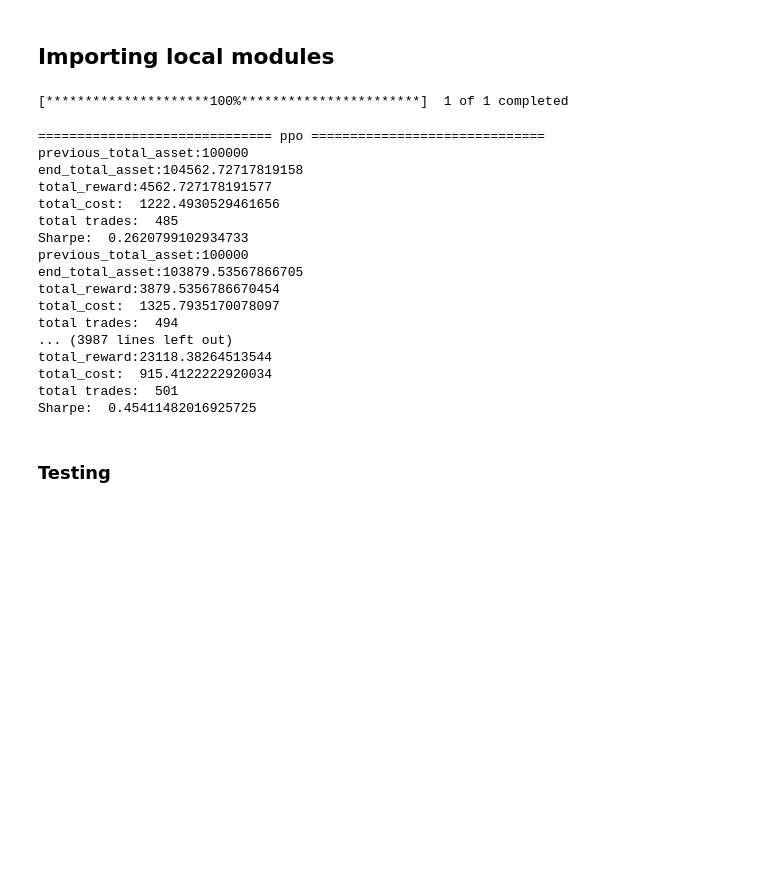
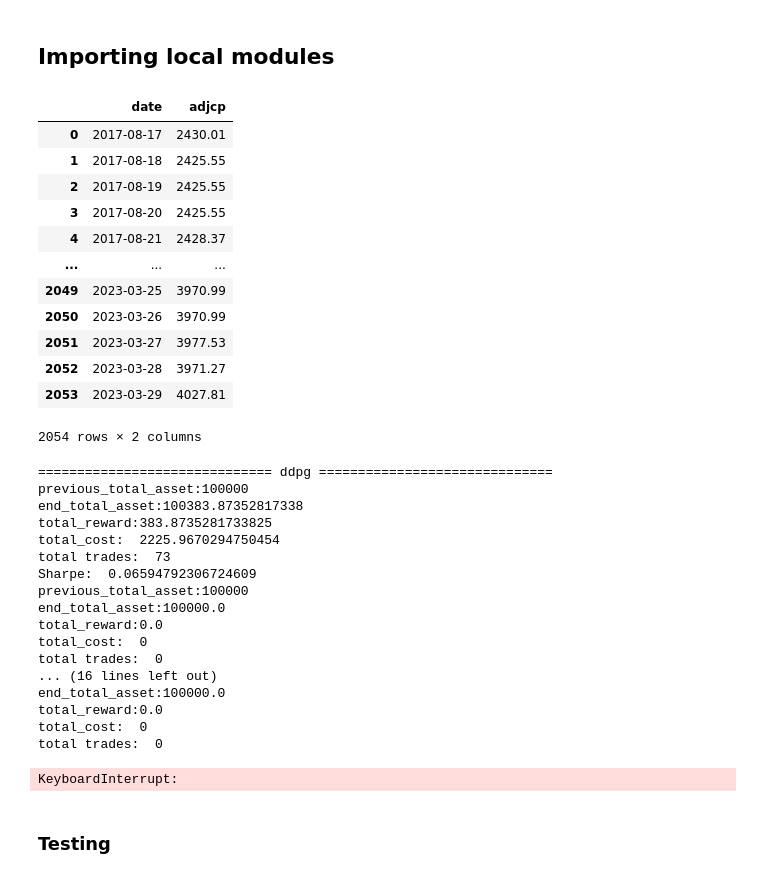
Before and after one commit to siddhi47/rl-project, a Jupyter notebook: notebooks/single-stock.ipynb, the cells around one changed output. Saved outputs shown, nothing was run; the diff lists cells and outputs as text; code cells hidden in the pictures; blank space fills up the shorter version.

```diff
--- a/notebooks/single-stock.ipynb
+++ b/notebooks/single-stock.ipynb
@@ -35,11 +35,24 @@ from src.data.make_dataset import download_stock_data
 #Diable the warnings
 import warnings
 warnings.filterwarnings('ignore')
-# %%
-# Download and save the data in a pandas DataFrame:
-data_df = download_stock_data("TSLA ", start_date="2017-01-01", end_date="2020-10-23")
-# %% [output]
-[*********************100%***********************]  1 of 1 completed
+# %%
+data_df = pd.read_csv('../data/snp.csv')[['Date','Close']].rename({'Date':'date','Close':'adjcp'}, axis = 1)
+# %%
+data_df
+# %% [output]
+|  | date | adjcp |
+| 0 | 2017-08-17 | 2430.01 |
+| 1 | 2017-08-18 | 2425.55 |
+| 2 | 2017-08-19 | 2425.55 |
+| 3 | 2017-08-20 | 2425.55 |
+| 4 | 2017-08-21 | 2428.37 |
+| ... | ... | ... |
+| 2049 | 2023-03-25 | 3970.99 |
+| 2050 | 2023-03-26 | 3970.99 |
+| 2051 | 2023-03-27 | 3977.53 |
+| 2052 | 2023-03-28 | 3971.27 |
+| 2053 | 2023-03-29 | 4027.81 |
+2054 rows × 2 columns
 # %%
 data_df['rsi'] = ta.rsi(data_df['adjcp'])
 # %%
@@ -60,25 +73,26 @@ for m in model_list:
     print(30*"=", m, 30*"=")
     env_train = DummyVecEnv([lambda: SingleStockEnv(train,feat_list=['macd','rsi'])])
     model = RLModels(m, env_train)
-    model.train(total_timesteps=500000)
+    model.train(total_timesteps=200000)
     model.save('AAPL_ppo_100k')
     model_dict.update({m:model})
 # %% [output]
-============================== ppo ==============================
+============================== ddpg ==============================
 previous_total_asset:100000
-end_total_asset:104562.72717819158
-total_reward:4562.727178191577
-total_cost:  1222.4930529461656
-total trades:  485
-Sharpe:  0.2620799102934733
+end_total_asset:100383.87352817338
+total_reward:383.8735281733825
+total_cost:  2225.9670294750454
+total trades:  73
+Sharpe:  0.06594792306724609
 previous_total_asset:100000
-end_total_asset:103879.53567866705
-total_reward:3879.5356786670454
-total_cost:  1325.7935170078097
-total trades:  494
-... (3987 lines left out)
-total_reward:23118.38264513544
-total_cost:  915.4122222920034
-total trades:  501
-Sharpe:  0.45411482016925725
+end_total_asset:100000.0
+total_reward:0.0
+total_cost:  0
+total trades:  0
+... (16 lines left out)
+end_total_asset:100000.0
+total_reward:0.0
+total_cost:  0
+total trades:  0
+KeyboardInterrupt:
 # %%
```
Also changed, not shown: parts of 16 cells of this notebook, 5 other files.
